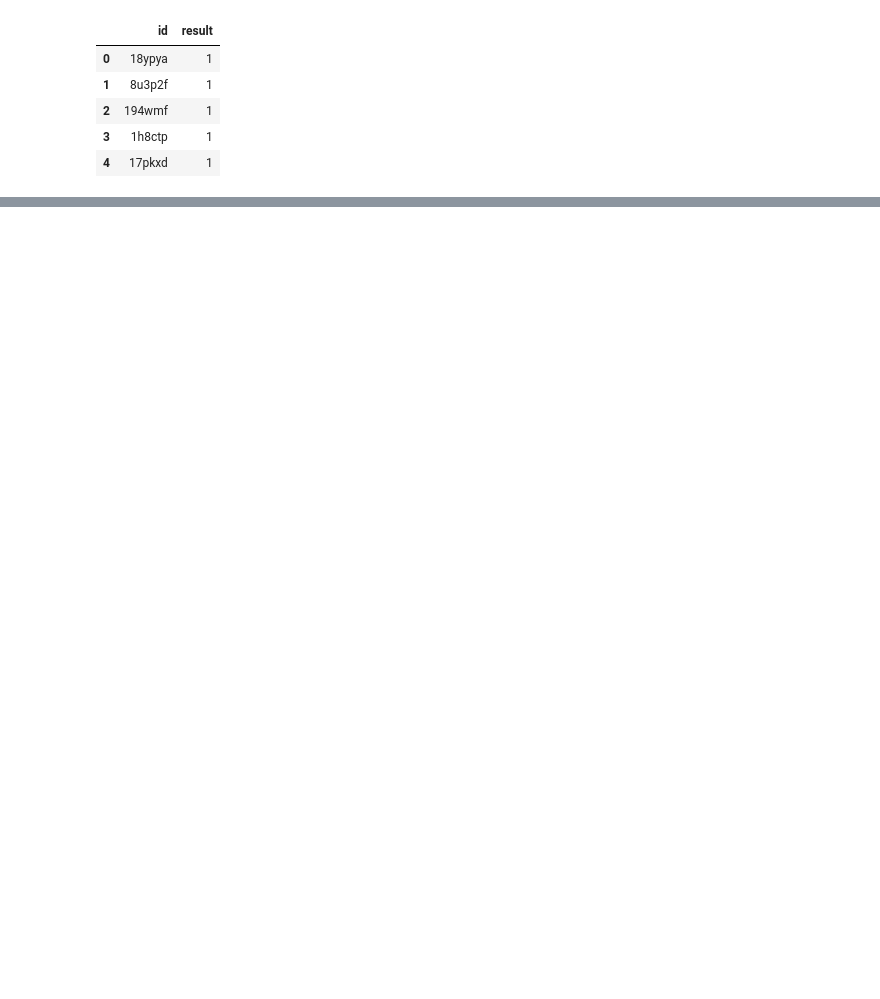
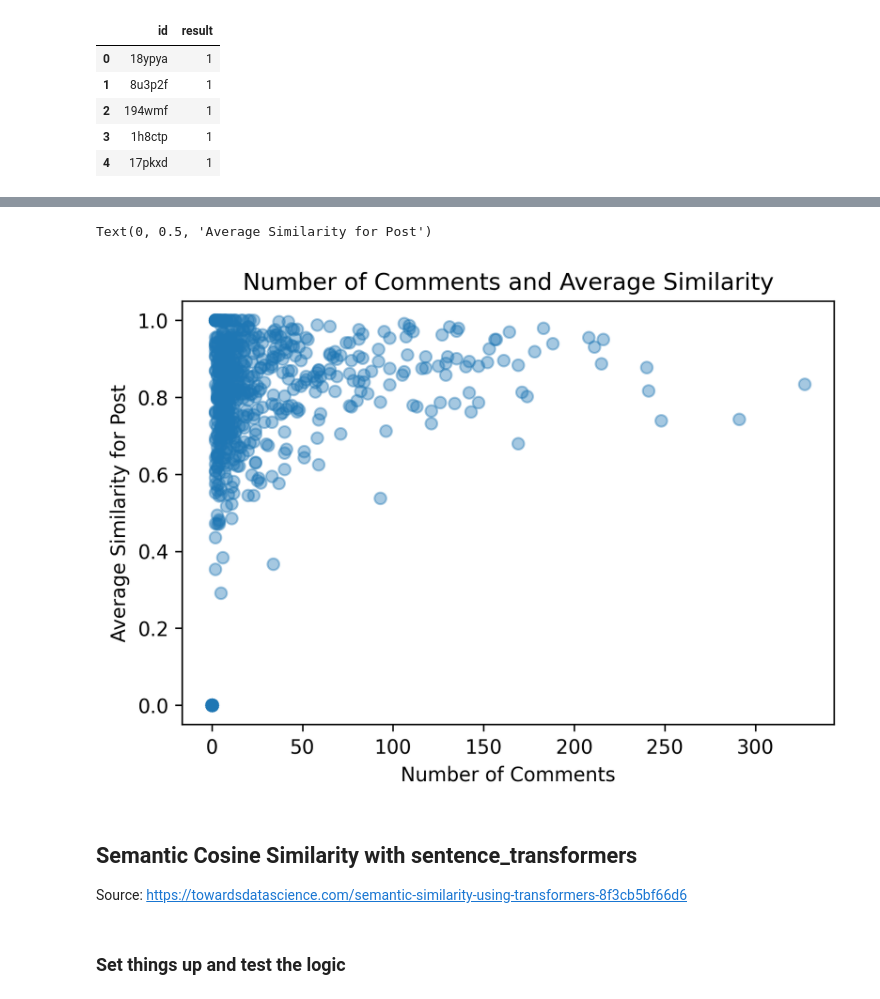
Before and after one commit to d141/iu-notebooks, a Jupyter notebook: Train Inspiration.ipynb, the cells around one changed output, grey strips where cells are left out. Cells and saved outputs as stored; diff of their text form; code cells hidden in the pictures; blank space fills up the shorter version.

```diff
--- a/Train Inspiration.ipynb
+++ b/Train Inspiration.ipynb
@@ -118,0 +1340,15 @@ files.download('title_df.csv')
+# %%
+#plt.figure(figsize=(10,8))
+plt.scatter(i_num_posts, i_similarities, alpha=.4)
+plt.title("Number of Comments and Average Similarity")
+plt.xlabel("Number of Comments")
+plt.ylabel("Average Similarity for Post")
+# %% [output]
+Text(0, 0.5, 'Average Similarity for Post')
+[figure, added]
+# %% [markdown]
+## Semantic Cosine Similarity with sentence_transformers
+
+Source: https://towardsdatascience.com/semantic-similarity-using-transformers-8f3cb5bf66d6
+# %% [markdown]
+### Set things up and test the logic
```
Also changed, not shown: parts of 120 cells of this notebook.
